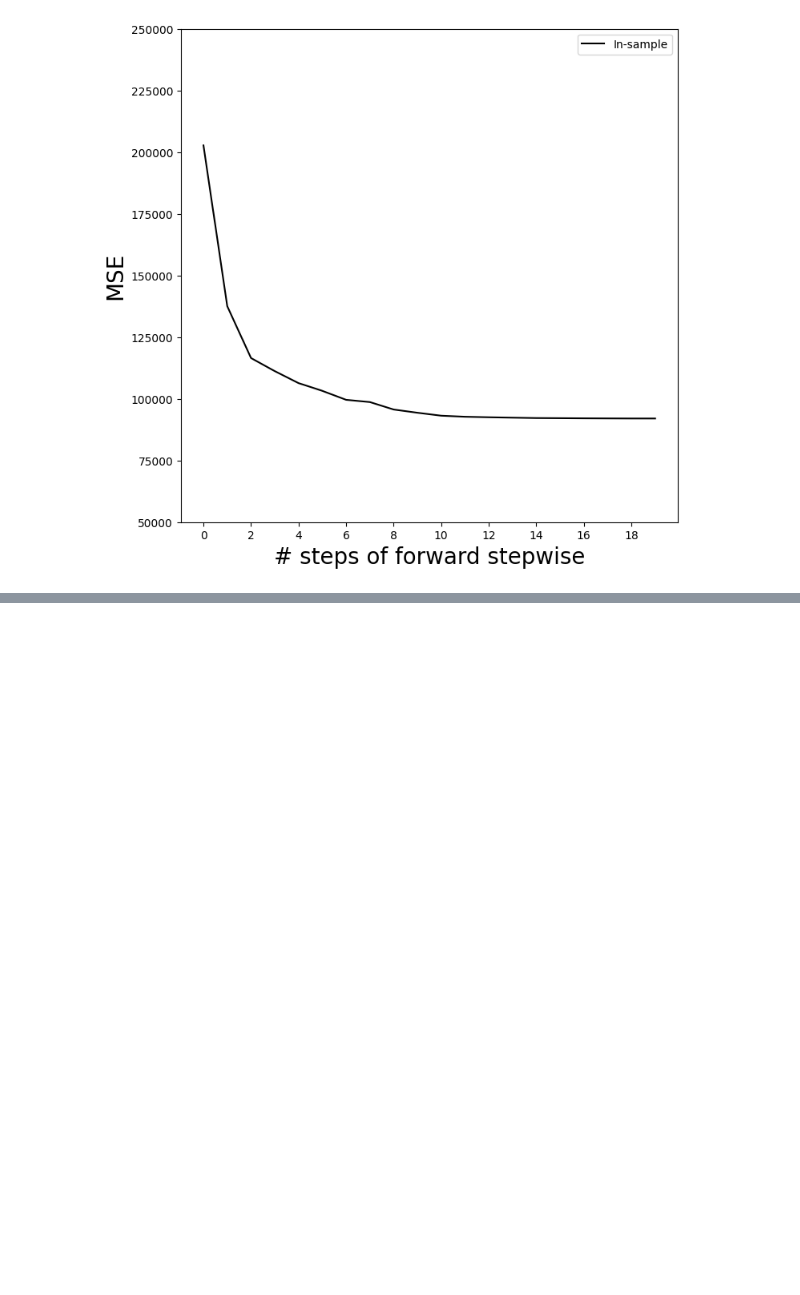
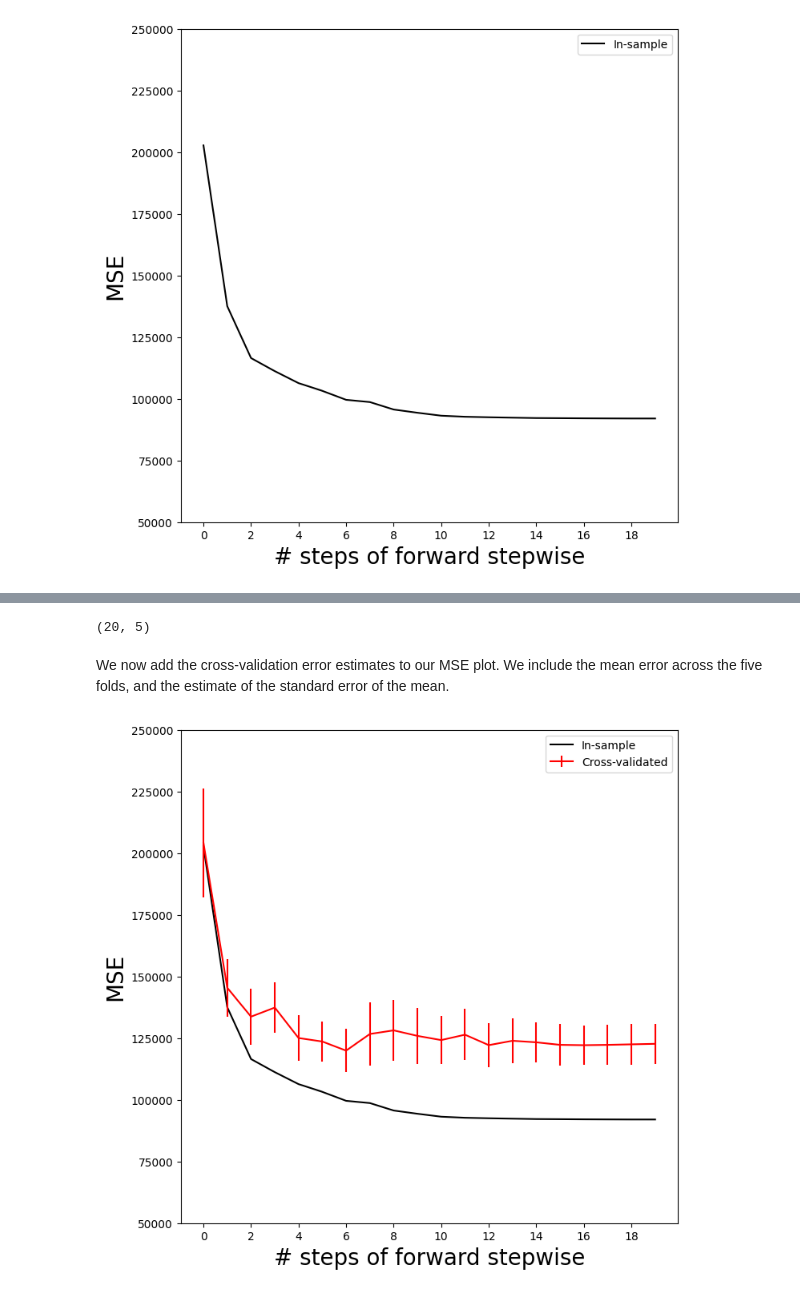
Before and after one commit to crdcamp/ml-learning-linear-regression-part-2, a Jupyter notebook: coding_labs/lin_models_and_reg_methods.ipynb, the cells around one changed output, grey strips where cells are left out. Drawn from its saved outputs; the diff is of its cells as text; code cells hidden in the pictures; blank space fills up the shorter version.

```diff
--- a/coding_labs/lin_models_and_reg_methods.ipynb
+++ b/coding_labs/lin_models_and_reg_methods.ipynb
@@ -171,0 +174,11 @@ We are now ready to use cross-validation to estimate test error along the model
+# %%
+K = 5
+kfold = skm.KFold(K,
+                  random_state=0,
+                  shuffle=True)
+Yhat_cv = skm.cross_val_predict(full_path,
+                                Hitters,
+                                Y,
+                                cv=kfold)
+print(Yhat_in.shape)
+Yhat_cv.shape
@@ -171,0 +194,25 @@ We are now ready to use cross-validation to estimate test error along the model
+# %%
+cv_mse = []
+
+# There's likely a more computationally efficient way to do this with numpy using matrices
+for train_idx , test_idx in kfold.split(Y):
+    errors = (Yhat_cv[test_idx] - Y[test_idx ,None]) **2
+    cv_mse.append(errors.mean (0)) # column means
+cv_mse = np.array(cv_mse).T
+cv_mse.shape
+# %% [output]
+(20, 5)
+# %% [markdown]
+We now add the cross-validation error estimates to our MSE plot. We include the mean error across the five folds, and the estimate of the standard error of the mean.
+# %%
+ax.errorbar(np.arange(n_steps),
+            cv_mse.mean(1),
+            cv_mse.std(1) / np.sqrt(K),
+            label="Cross-validated",
+            c="r") # color red
+
+ax.set_ylim([50000, 250000])
+ax.legend()
+mse_fig
+# %% [output]
+[figure, added]
```
Also changed, not shown: parts of 7 cells of this notebook.
